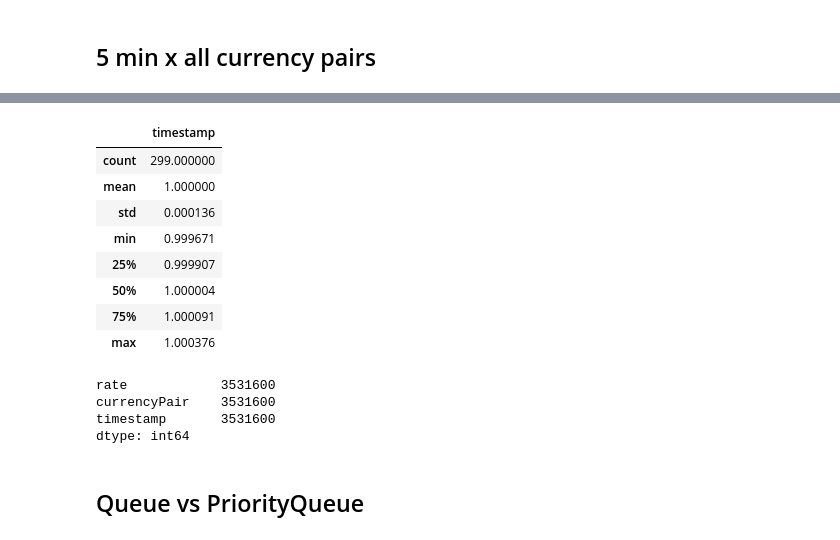
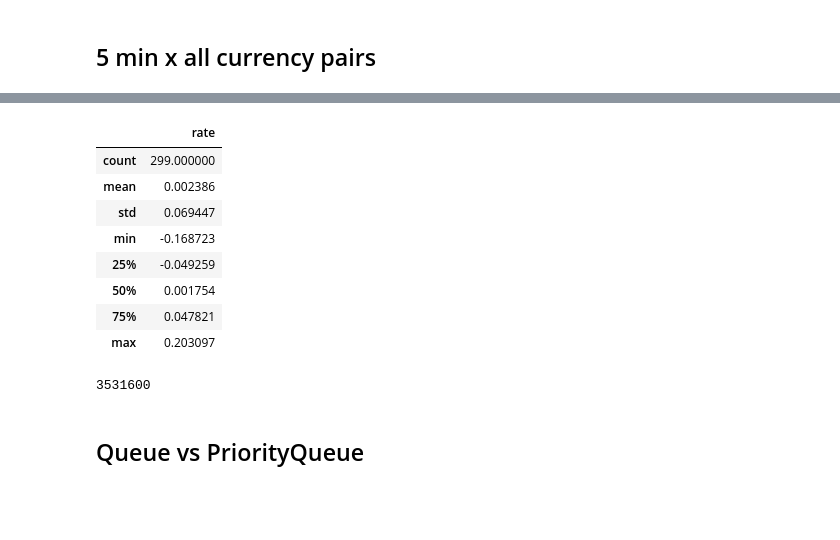
Before and after one commit to kaihirota/Airwallex-Exchange-Rate-Monitor, a Jupyter notebook: misc/create_mock_data.ipynb, the cells around one changed output, grey strips where cells are left out. Cells and saved outputs as stored; diff of their text form; code cells hidden in the pictures; blank space fills up the shorter version.

```diff
--- a/misc/create_mock_data.ipynb
+++ b/misc/create_mock_data.ipynb
@@ -229,21 +210,14 @@ df.reset_index(drop=True, inplace=True)
-# %%
-diff = df.loc[df['currencyPair'] == 'AUDUSD', ['timestamp']] - df.loc[df['currencyPair'] == 'AUDUSD', ['timestamp']].shift(1)
-diff.describe()
-# %% [output]
-|  | timestamp |
-| count | 299.000000 |
-| mean | 1.000000 |
-| std | 0.000136 |
-| min | 0.999671 |
-| 25% | 0.999907 |
-| 50% | 1.000004 |
-| 75% | 1.000091 |
-| max | 1.000376 |
-# %%
-df.count()
-# %% [output]
-rate            3531600
-currencyPair    3531600
-timestamp       3531600
-dtype: int64
+# %%
+sample = df[df['currencyPair'] == 'AUDUSD']
+sample[['rate']].pct_change().describe()
+# %% [output]
+|  | rate |
+| count | 299.000000 |
+| mean | 0.002386 |
+| std | 0.069447 |
+| min | -0.168723 |
+| 25% | -0.049259 |
+| 50% | 0.001754 |
+| 75% | 0.047821 |
+| max | 0.203097 |
 # %%
@@ -259,6 +233,10 @@ for idx, row in df.iterrows():
     )
 
 writer.close()
+# %%
+print(len(df))
+# %% [output]
+3531600
 # %% [markdown]
 ## Queue vs PriorityQueue
 # %%
```
Also changed, not shown: parts of 39 cells of this notebook, 14 other files.
